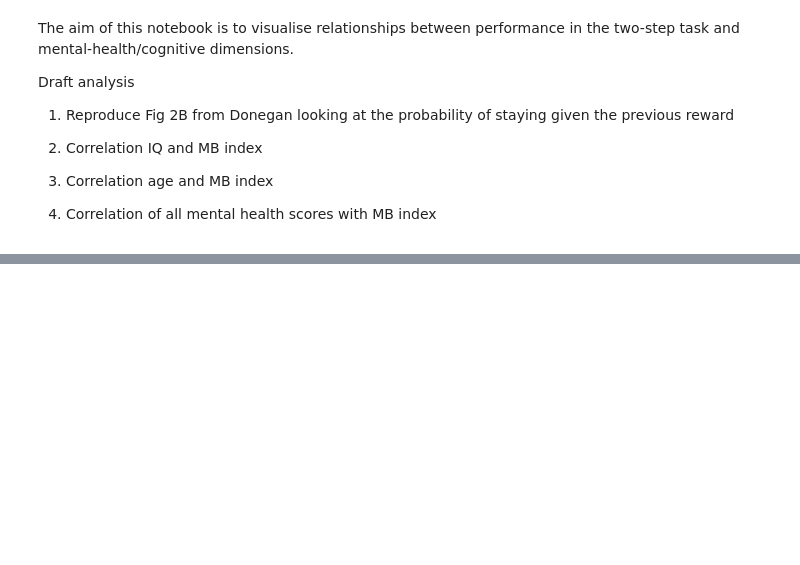
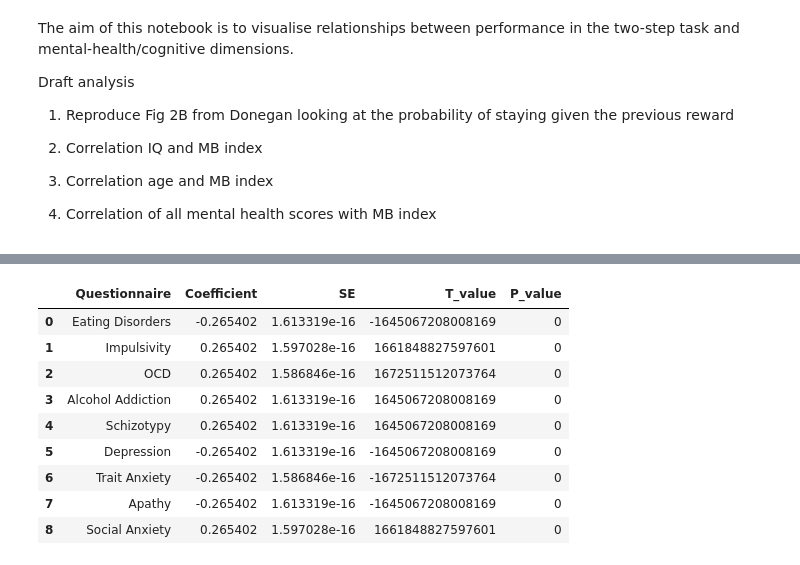
Before and after one commit to mariacpitteri/Overall_TST_Analysis, a Jupyter notebook: overall_analysis.ipynb, the cells around one changed output, grey strips where cells are left out. Cells and saved outputs as stored; diff of their text form; code cells hidden in the pictures; blank space fills up the shorter version.

```diff
--- a/overall_analysis.ipynb
+++ b/overall_analysis.ipynb
@@ -19,0 +69,13 @@ Draft analysis
+# %%
+modelling_dfs['model_results_donegan_symptom_lm_pilot_09_07_25']
+# %% [output]
+|  | Questionnaire | Coefficient | SE | T_value | P_value |
+| 0 | Eating Disorders | -0.265402 | 1.613319e-16 | -1645067208008169 | 0 |
+| 1 | Impulsivity | 0.265402 | 1.597028e-16 | 1661848827597601 | 0 |
+| 2 | OCD | 0.265402 | 1.586846e-16 | 1672511512073764 | 0 |
+| 3 | Alcohol Addiction | 0.265402 | 1.613319e-16 | 1645067208008169 | 0 |
+| 4 | Schizotypy | 0.265402 | 1.613319e-16 | 1645067208008169 | 0 |
+| 5 | Depression | -0.265402 | 1.613319e-16 | -1645067208008169 | 0 |
+| 6 | Trait Anxiety | -0.265402 | 1.586846e-16 | -1672511512073764 | 0 |
+| 7 | Apathy | -0.265402 | 1.613319e-16 | -1645067208008169 | 0 |
+| 8 | Social Anxiety | 0.265402 | 1.597028e-16 | 1661848827597601 | 0 |
```
Also changed, not shown: parts of 16 cells of this notebook, 11 other files.
